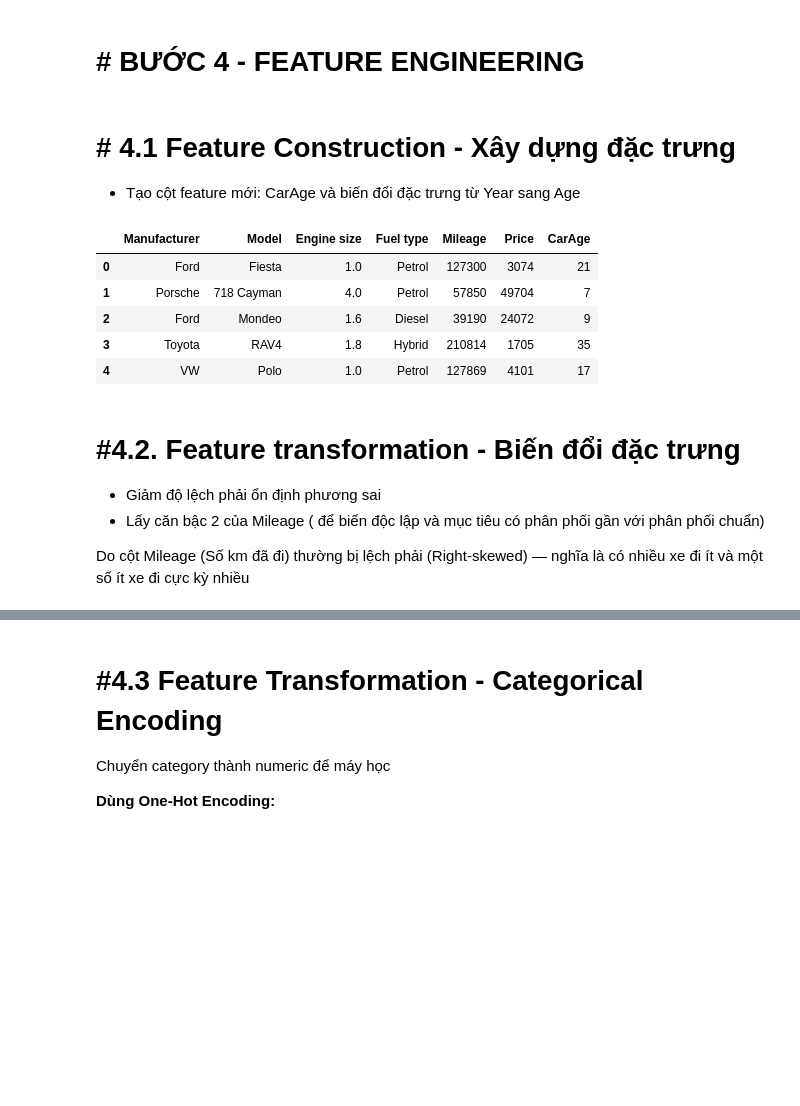
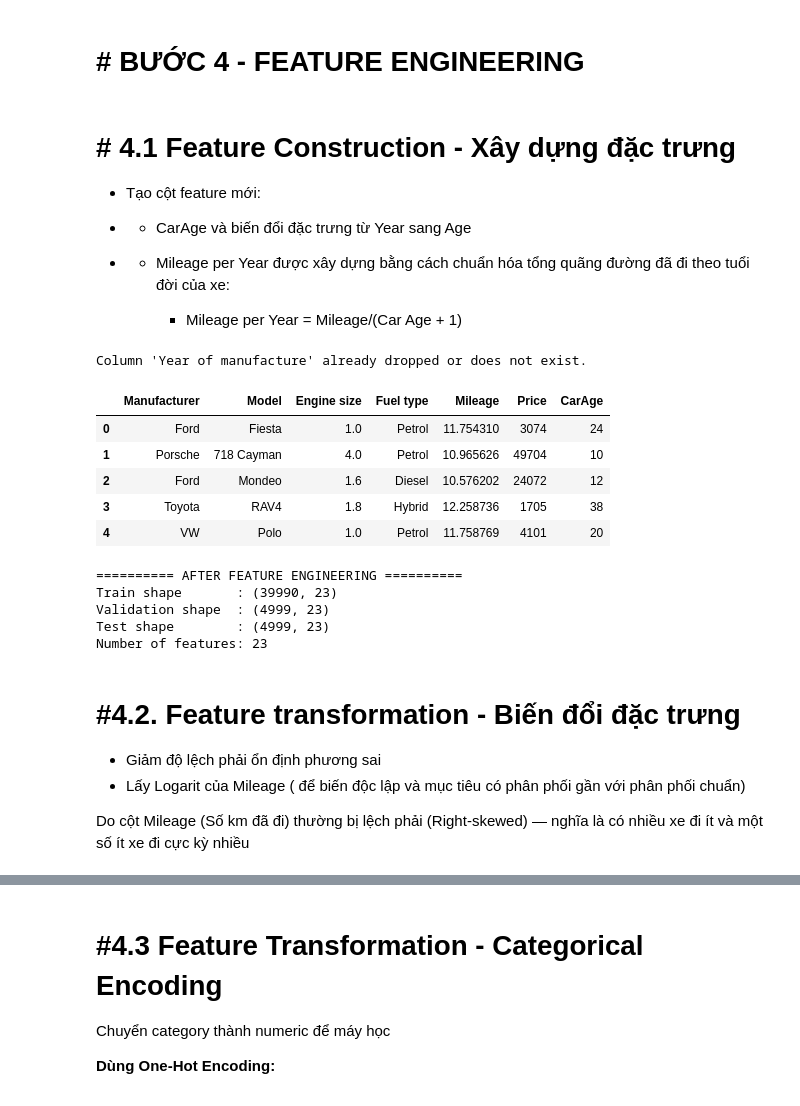
Before and after one commit to hoangchaulanbao/HocmayNC, a Jupyter notebook: btcn.ipynb, the cells around one changed output, grey strips where cells are left out. Cells and saved outputs as stored; diff of their text form; code cells hidden in the pictures; blank space fills up the shorter version.

```diff
--- a/btcn.ipynb
+++ b/btcn.ipynb
@@ -636,26 +725,79 @@ Features         : 6
 # **# BƯỚC 4 - FEATURE ENGINEERING**
 # %% [markdown]
 # # **4.1 Feature Construction** - Xây dựng đặc trưng
-- Tạo cột feature mới: CarAge và biến đổi đặc trưng từ Year sang Age
+- Tạo cột feature mới:
+ - +  CarAge và biến đổi đặc trưng từ Year sang Age
+
+- +  Mileage per Year được xây dựng bằng cách chuẩn hóa tổng quãng đường đã đi theo tuổi đời của xe:
+
+       - Mileage per Year = Mileage/(Car Age + 1)
 # %%
- # 1. Tạo feature cột mới :  CarAge
+ # 4.1. Tạo cột feature mới :  CarAge
 if 'Year of manufacture' in df.columns:
-    df['CarAge'] = 2023 - df['Year of manufacture']
+    df['CarAge'] = 2026 - df['Year of manufacture']
     df.drop(columns=['Year of manufacture'], inplace=True)
 else:
     print("Column 'Year of manufacture' already dropped or does not exist.")
 df.head()
 # %% [output]
+Column 'Year of manufacture' already dropped or does not exist.
 |  | Manufacturer | Model | Engine size | Fuel type | Mileage | Price | CarAge |
-| 0 | Ford | Fiesta | 1.0 | Petrol | 127300 | 3074 | 21 |
-| 1 | Porsche | 718 Cayman | 4.0 | Petrol | 57850 | 49704 | 7 |
-| 2 | Ford | Mondeo | 1.6 | Diesel | 39190 | 24072 | 9 |
-| 3 | Toyota | RAV4 | 1.8 | Hybrid | 210814 | 1705 | 35 |
-| 4 | VW | Polo | 1.0 | Petrol | 127869 | 4101 | 17 |
+| 0 | Ford | Fiesta | 1.0 | Petrol | 11.754310 | 3074 | 24 |
+| 1 | Porsche | 718 Cayman | 4.0 | Petrol | 10.965626 | 49704 | 10 |
+| 2 | Ford | Mondeo | 1.6 | Diesel | 10.576202 | 24072 | 12 |
+| 3 | Toyota | RAV4 | 1.8 | Hybrid | 12.258736 | 1705 | 38 |
+| 4 | VW | Polo | 1.0 | Petrol | 11.758769 | 4101 | 20 |
+# %%
+# Ngày 2/5 - Feature engineering
+
+# ==============================
+# 4.1 Feature Engineering - CarAge
+# ==============================
+for df_ in [X_train, X_val, X_test]:
+    df_['CarAge'] = 2026 - df_['Year of manufacture']
+    df_.drop(columns=['Year of manufacture'], inplace=True)
+
+
+# ==============================
+# 4.2 Log transform Mileage
+# ==============================
+for df_ in [X_train, X_val, X_test]:
+    df_['Mileage'] = np.log1p(df_['Mileage'])
+
+
+
+categorical_cols = ['Manufacturer', 'Fuel type', 'Model']
+
+# ==============================
+# 4.3 One-hot encoding từng tập
+# ==============================
+X_train = pd.get_dummies(X_train, columns=categorical_cols, drop_first=True, dtype=int)
+X_val = pd.get_dummies(X_val, columns=categorical_cols, drop_first=True, dtype=int)
+X_test = pd.get_dummies(X_test, columns=categorical_cols, drop_first=True, dtype=int)
+
+# ==============================
+# Align columns để tránh mismatch
+# ==============================
+X_train, X_val = X_train.align(X_val, join='left', axis=1, fill_value=0)
+X_train, X_test = X_train.align(X_test, join='left', axis=1, fill_value=0)
+
+print("========== AFTER FEATURE ENGINEERING ==========")
+
+print(f"Train shape       : {X_train.shape}")
+print(f"Validation shape  : {X_val.shape}")
+print(f"Test shape        : {X_test.shape}")
+
+print(f"Number of features: {X_train.shape[1]}")
+# %% [output]
+========== AFTER FEATURE ENGINEERING ==========
+Train shape       : (39990, 23)
+Validation shape  : (4999, 23)
+Test shape        : (4999, 23)
+Number of features: 23
 # %% [markdown]
 # **#4.2. Feature transformation** - Biến đổi đặc trưng
 - Giảm độ lệch phải ổn định phương sai
-- Lấy căn bậc 2 của Mileage ( để biến độc lập và mục tiêu có phân phối gần với phân phối chuẩn)
+- Lấy Logarit của Mileage ( để biến độc lập và mục tiêu có phân phối gần với phân phối chuẩn)
 
 Do cột Mileage (Số km đã đi) thường bị lệch phải (Right-skewed) — nghĩa là có nhiều xe đi ít và một số ít xe đi cực kỳ nhiều
 # %%
```
Also changed, not shown: parts of 33 cells of this notebook.
